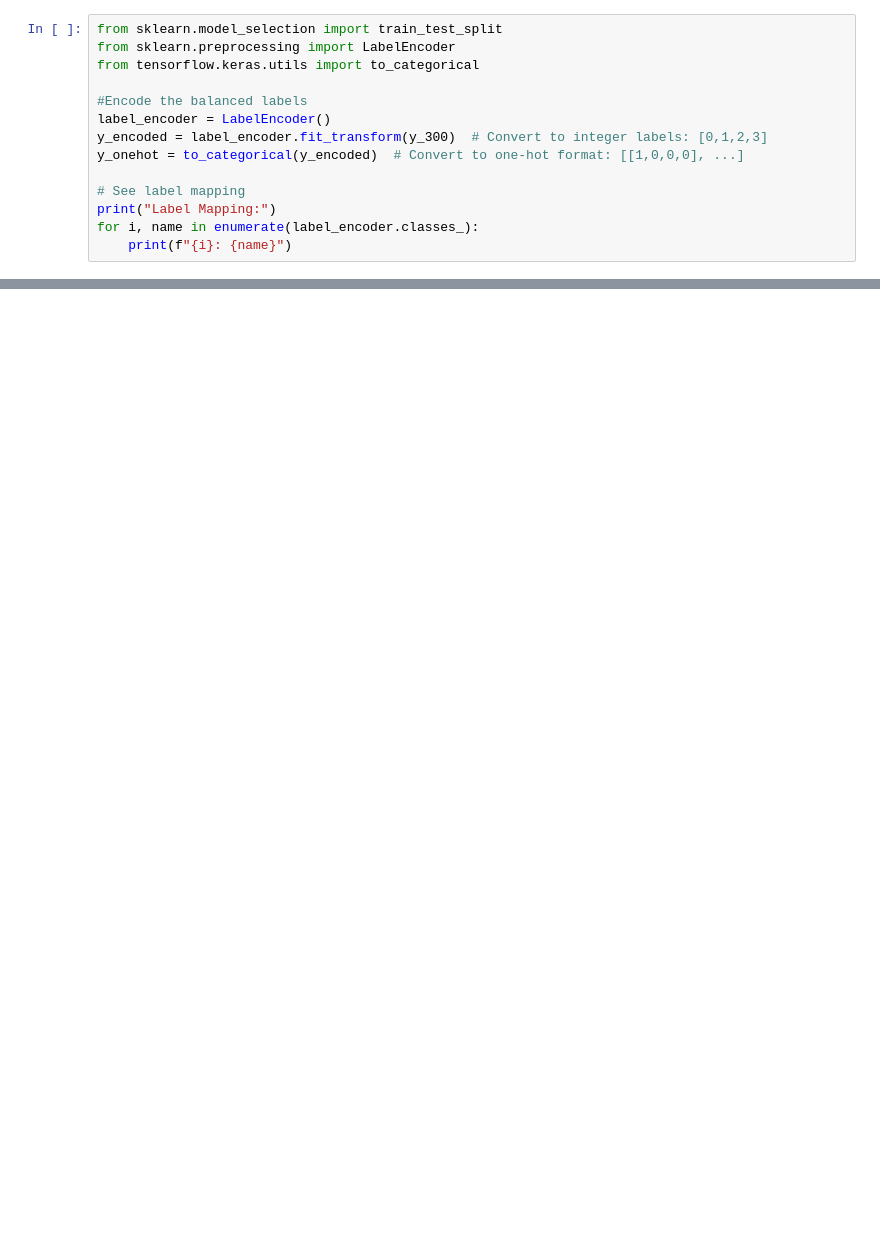
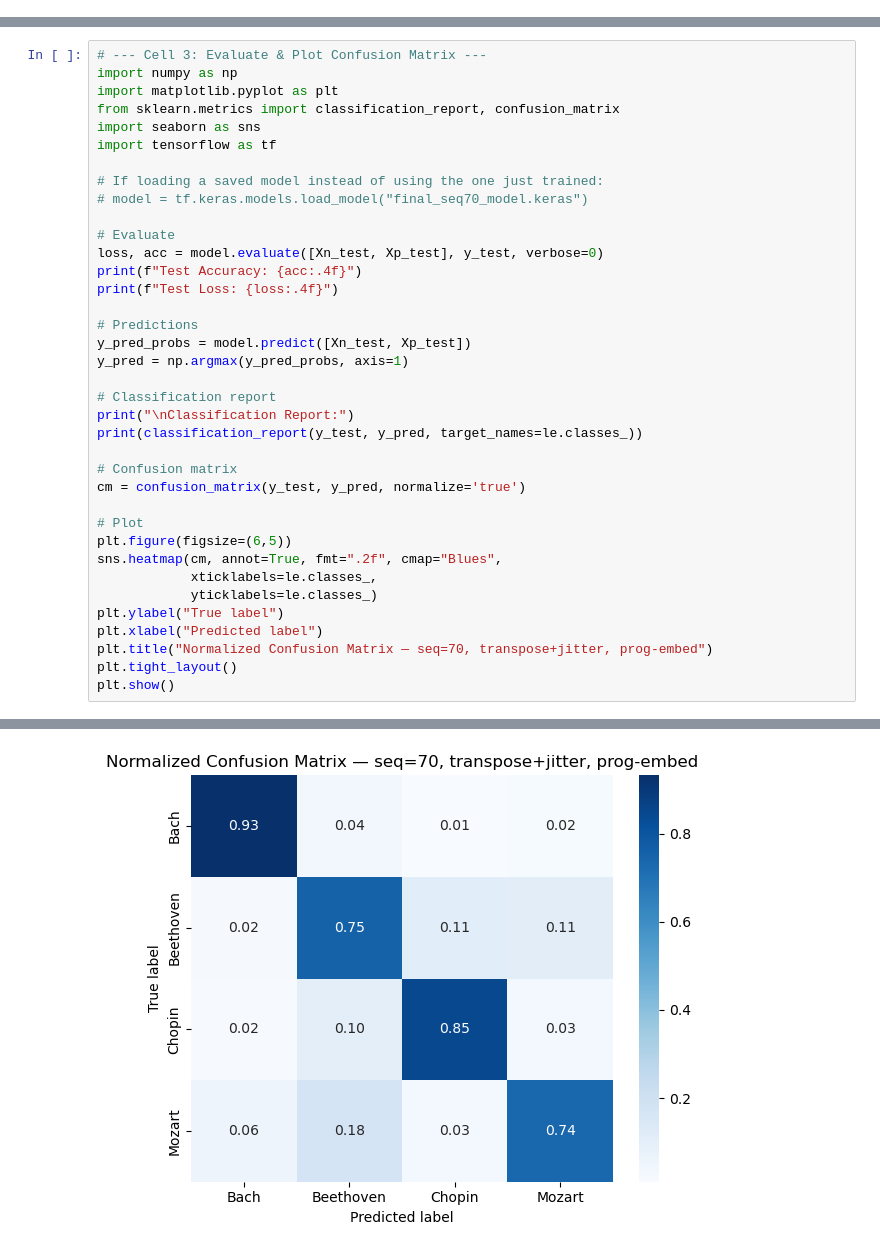
Before and after one commit to al1az1z1/composer-prediction-project, a Jupyter notebook: notebooks/RNN_model.ipynb, the cells around one changed output, grey strips where cells are left out. Saved outputs shown, nothing was run; the diff lists cells and outputs as text; blank space fills up the shorter version.

Commit message:
Preprocessing -Mid to numbers - Building Model Training model - Saving files

```diff
--- a/notebooks/RNN_model.ipynb
+++ b/notebooks/RNN_model.ipynb
@@ -258,14 +0,0 @@ Sample normalized input (first row):
-# %%
-from sklearn.model_selection import train_test_split
-from sklearn.preprocessing import LabelEncoder
-from tensorflow.keras.utils import to_categorical
-
-#Encode the balanced labels
-label_encoder = LabelEncoder()
-y_encoded = label_encoder.fit_transform(y_300)  # Convert to integer labels: [0,1,2,3]
-y_onehot = to_categorical(y_encoded)  # Convert to one-hot format: [[1,0,0,0], ...]
-
-# See label mapping
-print("Label Mapping:")
-for i, name in enumerate(label_encoder.classes_):
-    print(f"{i}: {name}")
@@ -393,0 +119,38 @@ Recall   : 0.4853
+# %%
+# --- Cell 3: Evaluate & Plot Confusion Matrix ---
+import numpy as np
+import matplotlib.pyplot as plt
+from sklearn.metrics import classification_report, confusion_matrix
+import seaborn as sns
+import tensorflow as tf
+
+# If loading a saved model instead of using the one just trained:
+# model = tf.keras.models.load_model("final_seq70_model.keras")
+
+# Evaluate
+loss, acc = model.evaluate([Xn_test, Xp_test], y_test, verbose=0)
+print(f"Test Accuracy: {acc:.4f}")
+print(f"Test Loss: {loss:.4f}")
+
+# Predictions
+y_pred_probs = model.predict([Xn_test, Xp_test])
+y_pred = np.argmax(y_pred_probs, axis=1)
+
+# Classification report
+print("\nClassification Report:")
+print(classification_report(y_test, y_pred, target_names=le.classes_))
+
+# Confusion matrix
+cm = confusion_matrix(y_test, y_pred, normalize='true')
+
+# Plot
+plt.figure(figsize=(6,5))
+sns.heatmap(cm, annot=True, fmt=".2f", cmap="Blues",
+            xticklabels=le.classes_,
+            yticklabels=le.classes_)
+plt.ylabel("True label")
+plt.xlabel("Predicted label")
+plt.title("Normalized Confusion Matrix — seq=70, transpose+jitter, prog-embed")
+plt.tight_layout()
+plt.show()
+# %% [output]
@@ -393,0 +172 @@ Recall   : 0.4853
+[figure, added]
```
Also changed, not shown: parts of 21 cells of this notebook, 8 other files.
